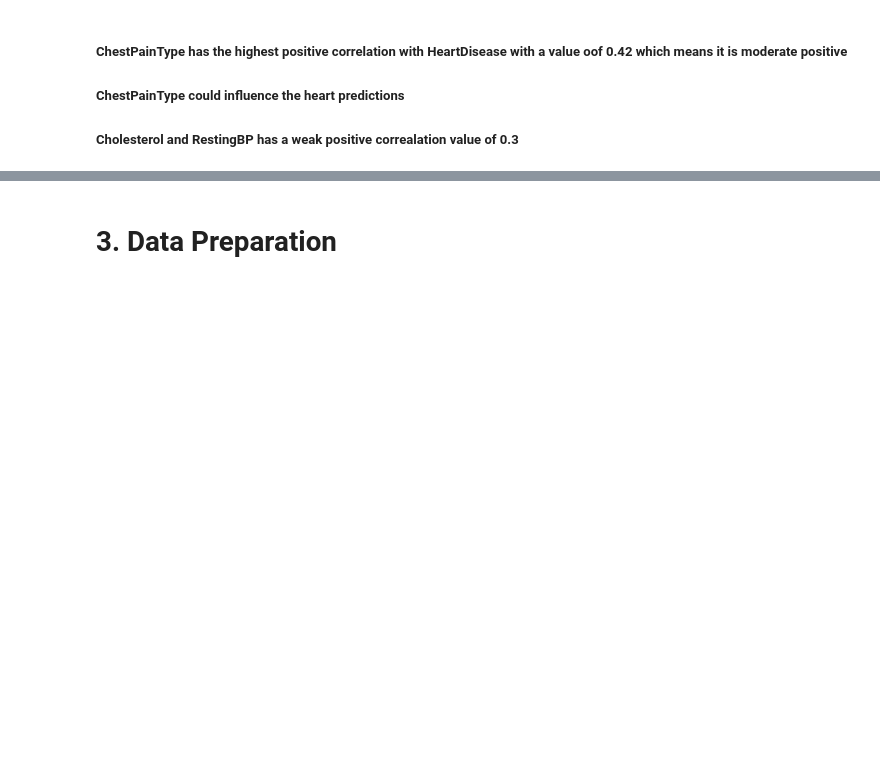
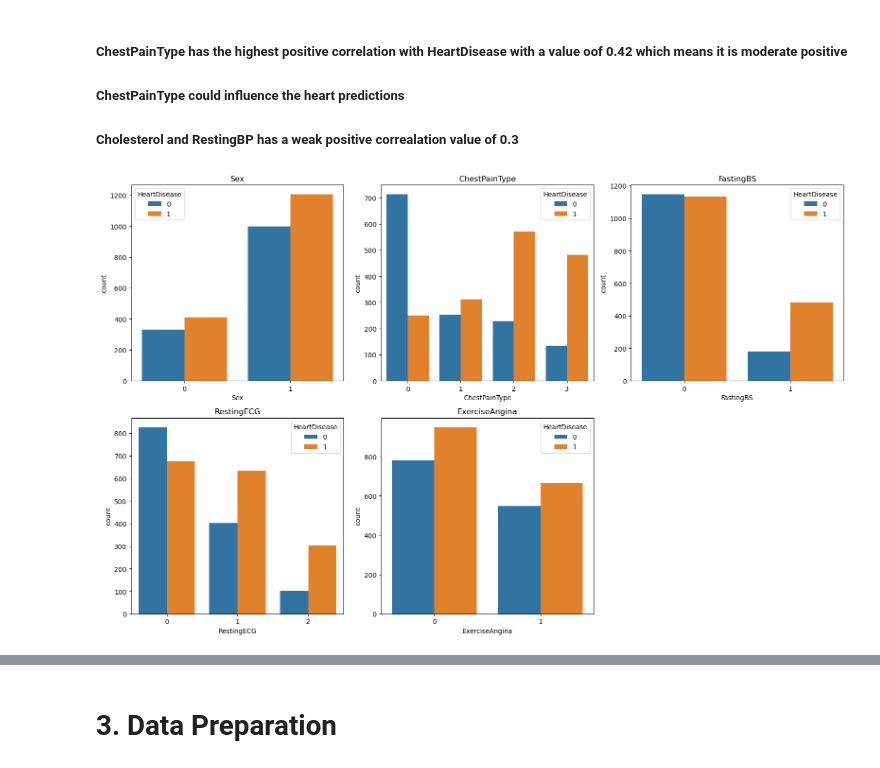
Before and after one commit to AnsonZhu8/MLDP_project, a Jupyter notebook: mldp_project_codes.ipynb, the cells around one changed output, grey strips where cells are left out. Saved outputs shown, nothing was run; the diff lists cells and outputs as text; code cells hidden in the pictures; blank space fills up the shorter version.

Commit message:
Add files via upload
official finished the data visualisation

```diff
--- a/mldp_project_codes.ipynb
+++ b/mldp_project_codes.ipynb
@@ -261,3 +261,23 @@ plt.show()
 ##### ChestPainType has the highest positive correlation with HeartDisease with a value oof 0.42 which means it is moderate positive
 ##### ChestPainType could influence the heart predictions
 ##### Cholesterol and RestingBP has a weak positive correalation value of 0.3
+# %%
+fig, axes = plt.subplots(2, 3, figsize=(16, 10))
+axes = axes.flatten()
+
+for i, feature in enumerate(categorical):
+    sns.countplot(
+        x=feature,
+        hue=col_y,
+        data=df,
+        ax=axes[i]
+    )
+    axes[i].set_title(feature)
+
+# Remove the unused 6th subplot
+fig.delaxes(axes[5])
+
+plt.tight_layout()
+plt.show()
+# %% [output]
+[figure, added]
```
Also changed, not shown: parts of 1 cell of this notebook.
